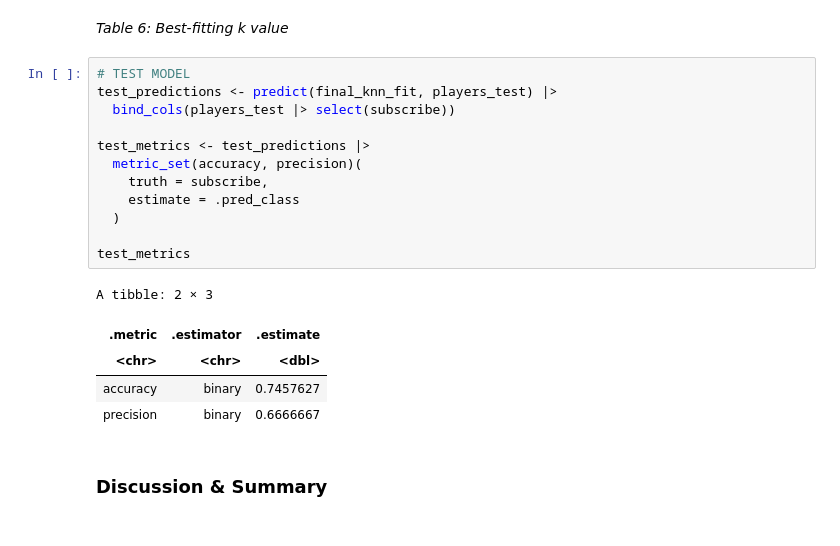
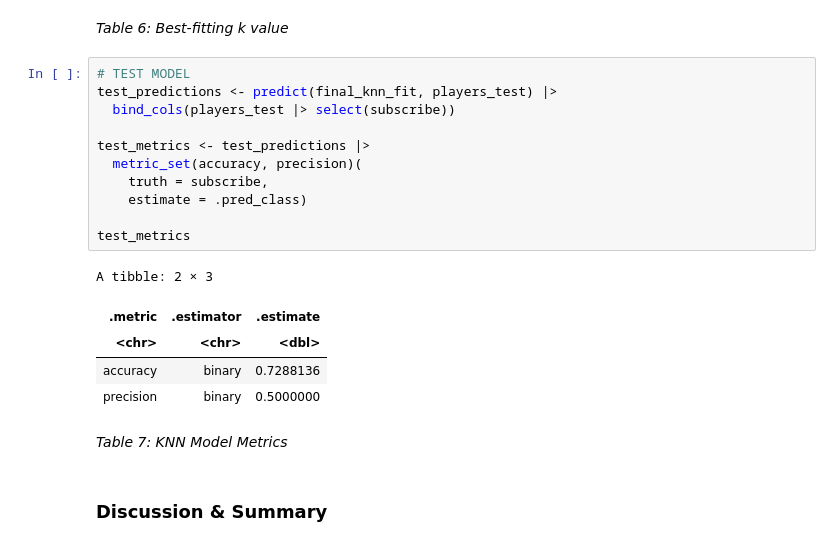
Before and after one commit to uugeneb/DSCI100-Project, a Jupyter notebook: DSCI_GROUP_PROJECT.ipynb, the cells around one changed output. Saved outputs shown, nothing was run; the diff lists cells and outputs as text.

```diff
--- a/DSCI_GROUP_PROJECT.ipynb
+++ b/DSCI_GROUP_PROJECT.ipynb
@@ -339,21 +347,22 @@ A tibble: 1 × 2
 # %%
 # TEST MODEL
 test_predictions <- predict(final_knn_fit, players_test) |>
   bind_cols(players_test |> select(subscribe))
 
 test_metrics <- test_predictions |>
   metric_set(accuracy, precision)(
     truth = subscribe,
-    estimate = .pred_class
-  )
+    estimate = .pred_class)
 
 test_metrics
 # %% [output]
 A tibble: 2 × 3
 | .metric | .estimator | .estimate |
 | <chr> | <chr> | <dbl> |
-| accuracy | binary | 0.7457627 |
-| precision | binary | 0.6666667 |
+| accuracy | binary | 0.7288136 |
+| precision | binary | 0.5000000 |
+# %% [markdown]
+*Table 7: KNN Model Metrics*
 # %% [markdown]
 ### Discussion & Summary
 # %% [markdown]
```
Also changed, not shown: parts of 8 cells of this notebook.
